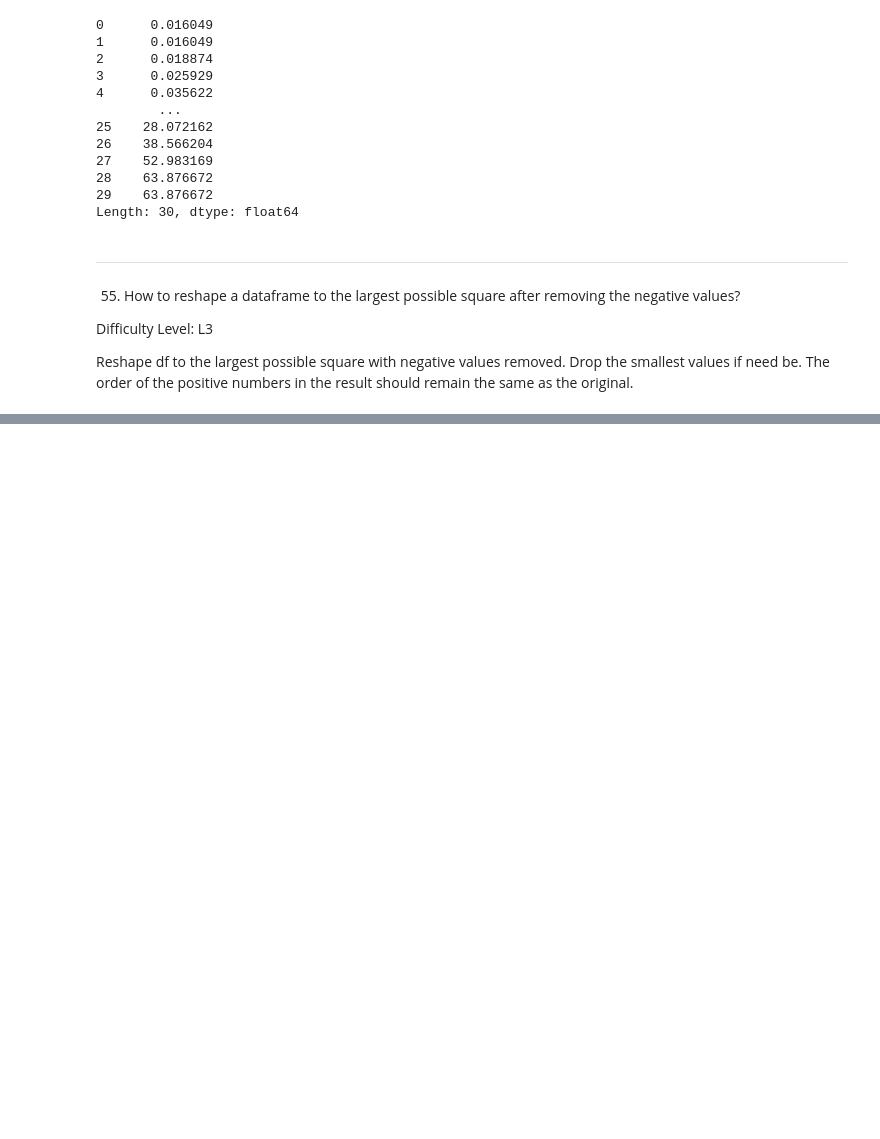
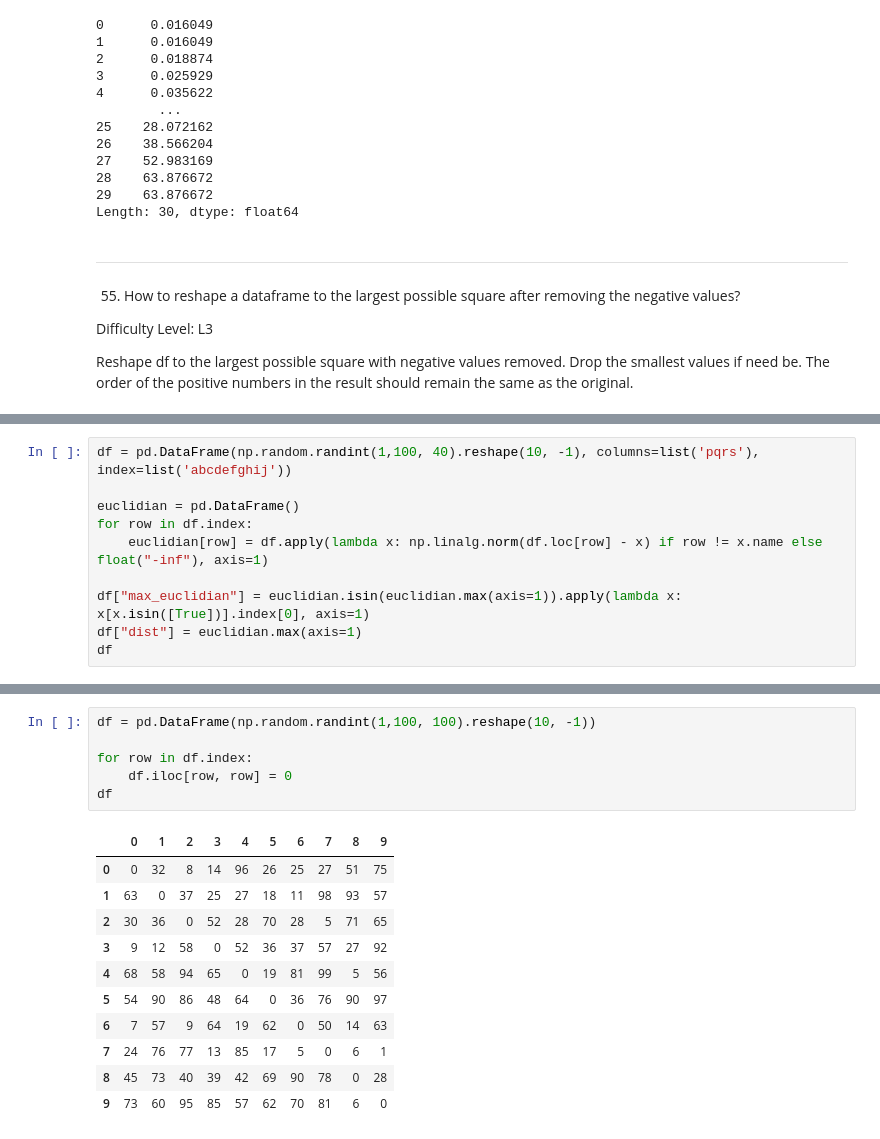
Before and after one commit to OdincovMD/101-pandas, a Jupyter notebook: solutions.ipynb, the cells around one changed output, grey strips where cells are left out. Saved outputs shown, nothing was run; the diff lists cells and outputs as text; blank space fills up the shorter version.

```diff
--- a/solutions.ipynb
+++ b/solutions.ipynb
@@ -1140,0 +1257,10 @@ print(output)
+# %%
+df = pd.DataFrame(np.random.randint(1,100, 40).reshape(10, -1), columns=list('pqrs'), index=list('abcdefghij'))
+
+euclidian = pd.DataFrame()
+for row in df.index:
+    euclidian[row] = df.apply(lambda x: np.linalg.norm(df.loc[row] - x) if row != x.name else float("-inf"), axis=1)
+
+df["max_euclidian"] = euclidian.isin(euclidian.max(axis=1)).apply(lambda x: x[x.isin([True])].index[0], axis=1)
+df["dist"] = euclidian.max(axis=1)
+df
@@ -1140,0 +1406,18 @@ print(output)
+# %%
+df = pd.DataFrame(np.random.randint(1,100, 100).reshape(10, -1))
+
+for row in df.index:
+    df.iloc[row, row] = 0
+df
+# %% [output]
+|  | 0 | 1 | 2 | 3 | 4 | 5 | 6 | 7 | 8 | 9 |
+| 0 | 0 | 32 | 8 | 14 | 96 | 26 | 25 | 27 | 51 | 75 |
+| 1 | 63 | 0 | 37 | 25 | 27 | 18 | 11 | 98 | 93 | 57 |
+| 2 | 30 | 36 | 0 | 52 | 28 | 70 | 28 | 5 | 71 | 65 |
+| 3 | 9 | 12 | 58 | 0 | 52 | 36 | 37 | 57 | 27 | 92 |
+| 4 | 68 | 58 | 94 | 65 | 0 | 19 | 81 | 99 | 5 | 56 |
+| 5 | 54 | 90 | 86 | 48 | 64 | 0 | 36 | 76 | 90 | 97 |
+| 6 | 7 | 57 | 9 | 64 | 19 | 62 | 0 | 50 | 14 | 63 |
+| 7 | 24 | 76 | 77 | 13 | 85 | 17 | 5 | 0 | 6 | 1 |
+| 8 | 45 | 73 | 40 | 39 | 42 | 69 | 90 | 78 | 0 | 28 |
+| 9 | 73 | 60 | 95 | 85 | 57 | 62 | 70 | 81 | 6 | 0 |
```
Also changed, not shown: parts of 57 cells of this notebook.
